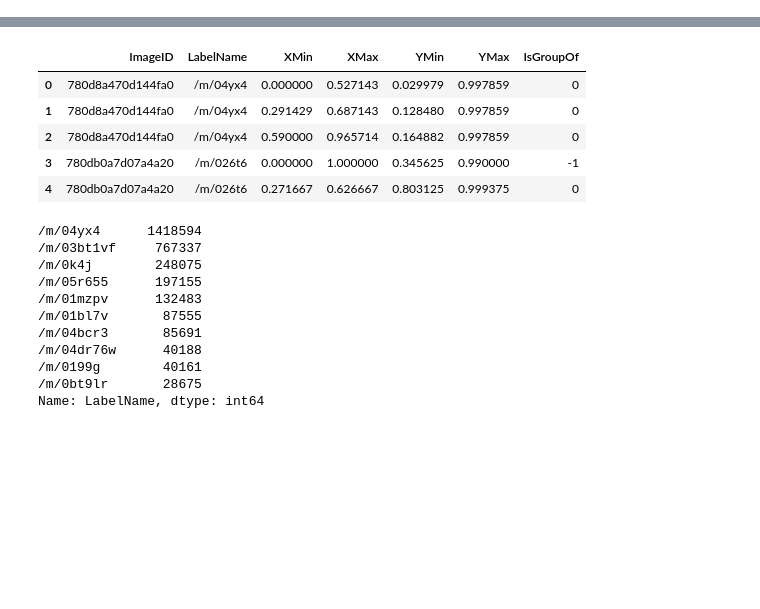
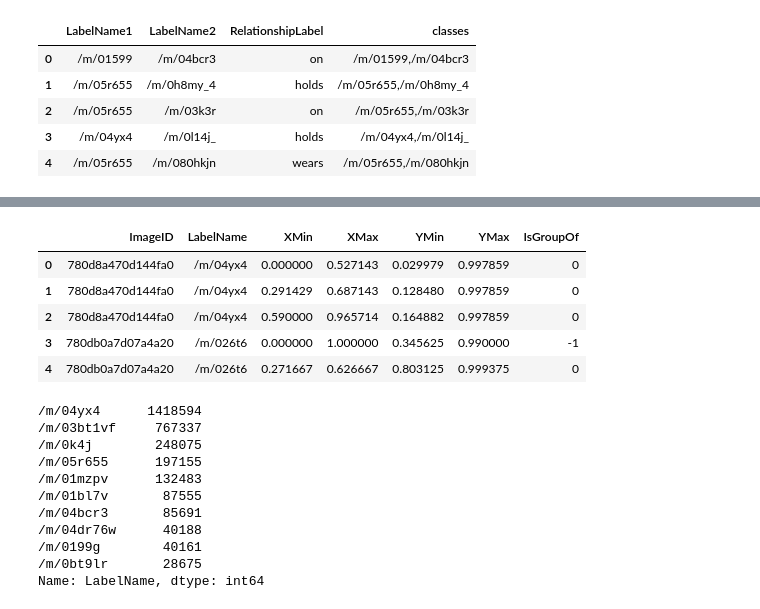
Before and after one commit to chicm/open-images-vrd, a Jupyter notebook: notebooks/eda.ipynb, the cells around one changed output, grey strips where cells are left out. Cells and saved outputs as stored; diff of their text form; code cells hidden in the pictures; blank space fills up the shorter version.

```diff
--- a/notebooks/eda.ipynb
+++ b/notebooks/eda.ipynb
@@ -32,0 +34,3 @@ top_classes.csv
+# %%
+df_trip = pd.read_csv('/mnt/chicm/data/open-images/relation/challenge-2019-relationship-triplets.csv')
+df_trip.head()
@@ -32,0 +44,10 @@ top_classes.csv
+# %%
+df_trip['classes'] = df_trip.LabelName1.str.cat(df_trip.LabelName2, sep=',')
+df_trip.head()
+# %% [output]
+|  | LabelName1 | LabelName2 | RelationshipLabel | classes |
+| 0 | /m/01599 | /m/04bcr3 | on | /m/01599,/m/04bcr3 |
+| 1 | /m/05r655 | /m/0h8my_4 | holds | /m/05r655,/m/0h8my_4 |
+| 2 | /m/05r655 | /m/03k3r | on | /m/05r655,/m/03k3r |
+| 3 | /m/04yx4 | /m/0l14j_ | holds | /m/04yx4,/m/0l14j_ |
+| 4 | /m/05r655 | /m/080hkjn | wears | /m/05r655,/m/080hkjn |
```
Also changed, not shown: parts of 8 cells of this notebook, 14 other files.
